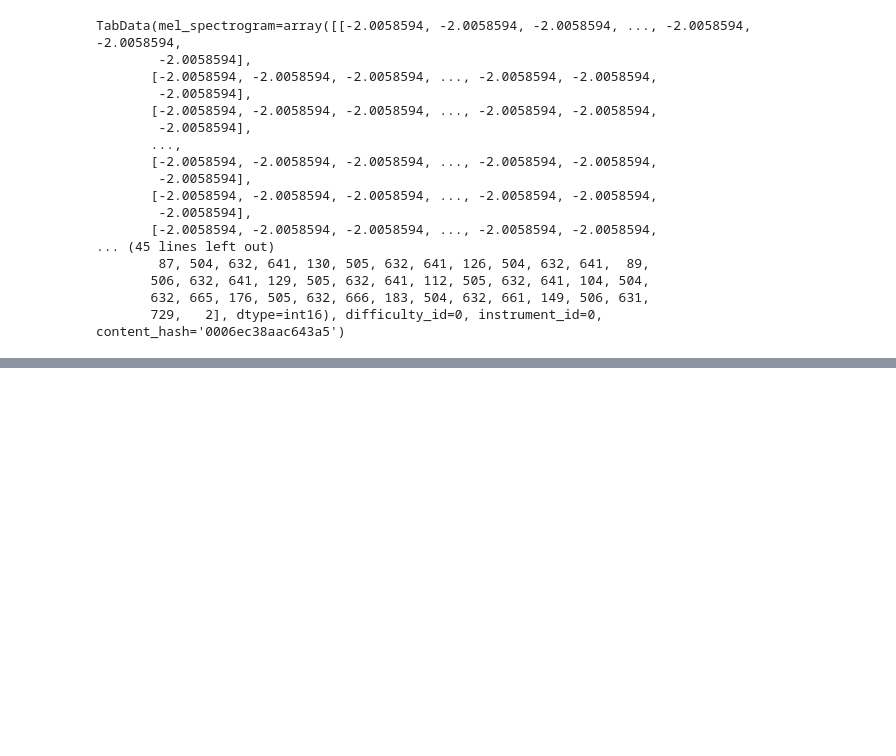
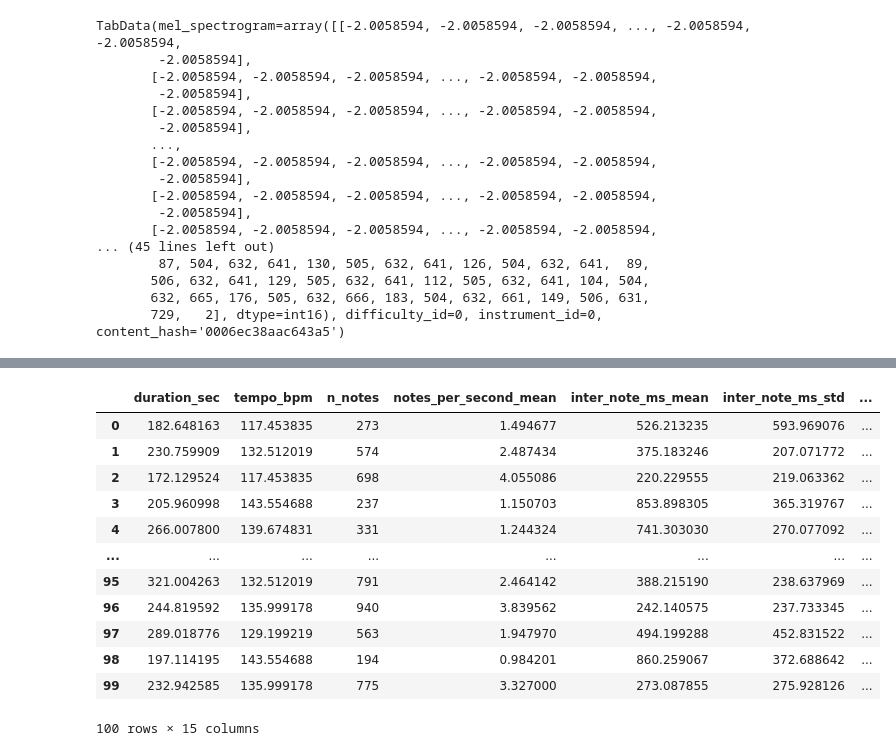
Before and after one commit to MattGroho/tab-hero, a Jupyter notebook: scripts/unsupersived_pipeline/file_inspection.ipynb, the cells around one changed output, grey strips where cells are left out. Drawn from its saved outputs; the diff is of its cells as text; code cells hidden in the pictures; blank space fills up the shorter version.

```diff
--- a/scripts/unsupersived_pipeline/file_inspection.ipynb
+++ b/scripts/unsupersived_pipeline/file_inspection.ipynb
@@ -62,0 +192,47 @@ TabData(mel_spectrogram=array([[-2.0058594, -2.0058594, -2.0058594, ..., -2.0058
+# %%
+difficulty_clustering_columns = [
+    # 'content_hash',
+    # 'difficulty_id',
+    # 'instrument_id',
+    'duration_sec',
+    # 'rms_energy_mean',
+    # 'rms_energy_std',
+    # 'amplitude_envelope_min',
+    # 'amplitude_envelope_max',
+    # 'amplitude_envelope_range',
+    'tempo_bpm',
+    'n_notes',
+    'notes_per_second_mean',
+    'inter_note_ms_mean',
+    'inter_note_ms_std',
+    'inter_note_ms_median',
+    'inter_note_ms_p25',
+    'inter_note_ms_p75',
+    'sustain_ratio',
+    'chord_ratio',
+    'fret_entropy',
+    'hopo_ratio',
+    'star_power_ratio',
+    'tap_ratio',
+    # 'mel_rms_mean',
+    # 'mel_rms_std',
+    # 'spectral_centroid_mean'
+]
+
+
+X = sample_100.loc[:, difficulty_clustering_columns]
+X
+# %% [output]
+|  | duration_sec | tempo_bpm | n_notes | notes_per_second_mean | inter_note_ms_mean | inter_note_ms_std | ... |
+| 0 | 182.648163 | 117.453835 | 273 | 1.494677 | 526.213235 | 593.969076 | ... |
+| 1 | 230.759909 | 132.512019 | 574 | 2.487434 | 375.183246 | 207.071772 | ... |
+| 2 | 172.129524 | 117.453835 | 698 | 4.055086 | 220.229555 | 219.063362 | ... |
+| 3 | 205.960998 | 143.554688 | 237 | 1.150703 | 853.898305 | 365.319767 | ... |
+| 4 | 266.007800 | 139.674831 | 331 | 1.244324 | 741.303030 | 270.077092 | ... |
+| ... | ... | ... | ... | ... | ... | ... | ... |
+| 95 | 321.004263 | 132.512019 | 791 | 2.464142 | 388.215190 | 238.637969 | ... |
+| 96 | 244.819592 | 135.999178 | 940 | 3.839562 | 242.140575 | 237.733345 | ... |
+| 97 | 289.018776 | 129.199219 | 563 | 1.947970 | 494.199288 | 452.831522 | ... |
+| 98 | 197.114195 | 143.554688 | 194 | 0.984201 | 860.259067 | 372.688642 | ... |
+| 99 | 232.942585 | 135.999178 | 775 | 3.327000 | 273.087855 | 275.928126 | ... |
+100 rows × 15 columns
```
Also changed, not shown: parts of 19 cells of this notebook, 2 other files.
